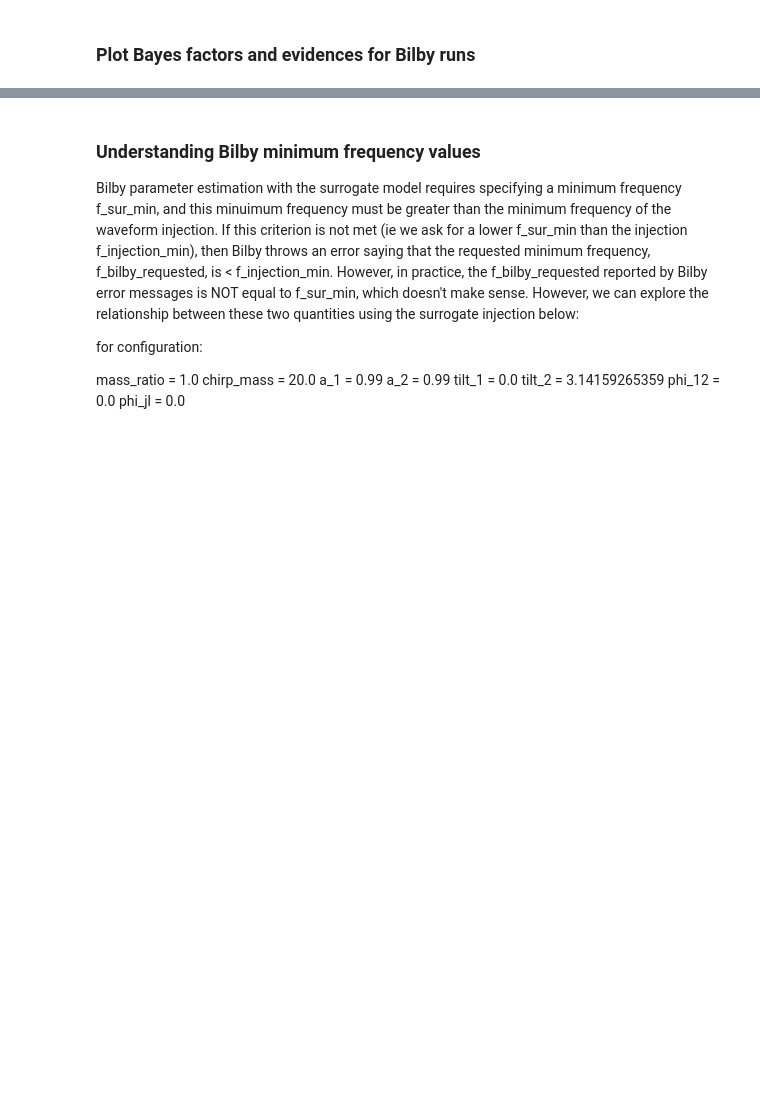
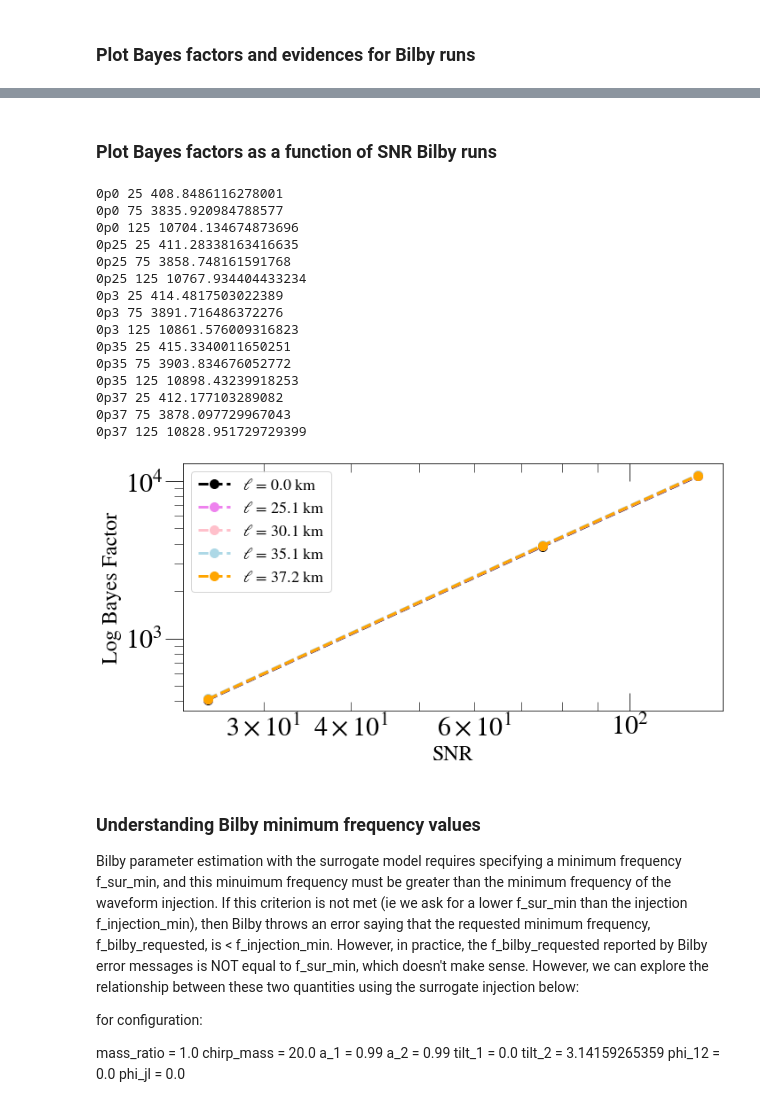
Before and after one commit to mariaokounkova/BeyondGRAnalysis, a Jupyter notebook: BilbyAnalysis.ipynb, the cells around one changed output, grey strips where cells are left out. Drawn from its saved outputs; the diff is of its cells as text; code cells hidden in the pictures; blank space fills up the shorter version.

```diff
--- a/BilbyAnalysis.ipynb
+++ b/BilbyAnalysis.ipynb
@@ -342,3 +340,63 @@ PlotBayesAndEvidence()
+# %% [markdown]
+### Plot Bayes factors as a function of SNR Bilby runs
+# %%
+def PlotBayesSNR():
+    """ Plot Bayes factors for various dCS parameters as a function of SNR """
+
+    base_dir = "/home/maria.okounkova/BeyondGRAnalysis/BilbyPE/"
+    mass = 68
+
+    ells = ["0p0", "0p25", "0p3", "0p35", "0p37"]
+    colors = ['black', 'violet', 'pink', 'lightblue', 'orange']
+    snrs = [25, 75, 125]
+
+    plt.figure(figsize=(10, 5))
+
+    for ell, color in zip(ells, colors):
+
+        bayes_arr = []
+
+        for snr in snrs:
+
+            p = base_dir + "dCS_" + ell + "_" + str(snr)
+            bayes = BayesFactor(p)
+            print(ell, snr, bayes)
+            bayes_arr.append(bayes)
+
+        plt.plot(snrs, bayes_arr, '--o', color = color, label = "$\ell$ = %.1f km" % EllinKm(ell, mass), markersize = 10)
+
+    ## Add in 1/SNR^2 curve
+    #SNRS = np.linspace(snrs[0], snrs[-1], 100)
+    #snr_curve = SNRS**-2.0
+    #plt.plot(SNRS, snr_curve*10, color='gray', label = r'$\sim \mathrm{SNR}^{-2}$', alpha = 0.3, lw = 10.0)
+
+    plt.legend()
+    plt.yscale('log')
+    plt.xscale('log')
+    plt.ylabel('Log Bayes Factor')
+    plt.xlabel('SNR')
+    plt.tight_layout()
+    plt.savefig('BayesSNR.pdf')
+    plt.show()
+
+PlotBayesSNR()
+# %% [output]
+0p0 25 408.8486116278001
+0p0 75 3835.920984788577
+0p0 125 10704.134674873696
+0p25 25 411.28338163416635
+0p25 75 3858.748161591768
+0p25 125 10767.934404433234
+0p3 25 414.4817503022389
+0p3 75 3891.716486372276
+0p3 125 10861.576009316823
+0p35 25 415.3340011650251
+0p35 75 3903.834676052772
+0p35 125 10898.43239918253
+0p37 25 412.177103289082
+0p37 75 3878.097729967043
+0p37 125 10828.951729729399
+[figure, added]
 # %% [markdown]
 ### Understanding Bilby minimum frequency values
 
```
Also changed, not shown: parts of 5 cells of this notebook.
